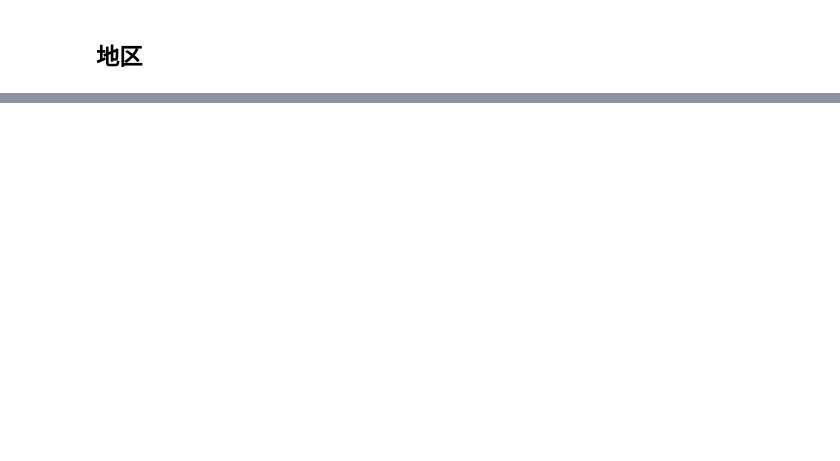
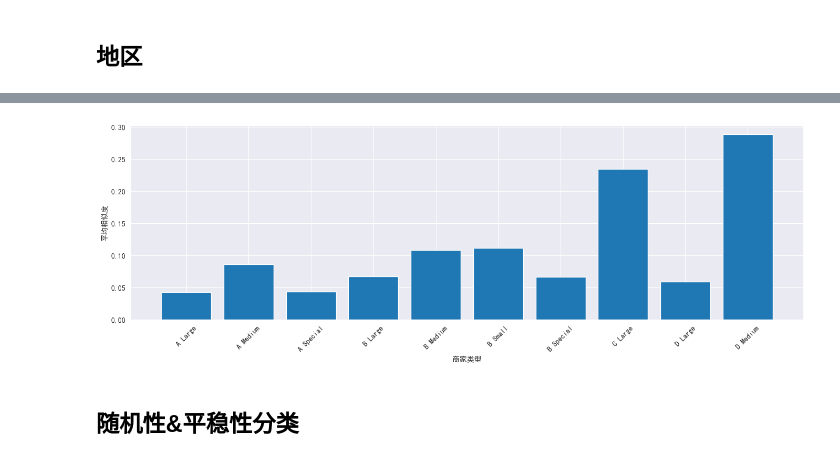
Before and after one commit to XDzzzzzZyq/MathorCup-2023-B, a Jupyter notebook: Ques0_corr.ipynb, the cells around one changed output, grey strips where cells are left out. Drawn from its saved outputs; the diff is of its cells as text; code cells hidden in the pictures; blank space fills up the shorter version.

```diff
--- a/Ques0_corr.ipynb
+++ b/Ques0_corr.ipynb
@@ -148,11 +179,0 @@ grouped_index = [index_labels[i:i + count] for i in range(0, categ*count, count)
-# %%
-name = []
-random_corr = []
-
-grouped_dfs = (product.loc[group] for group in grouped_index)
-
-for i, df in enumerate(grouped_dfs):
-    name += [i]
-    df = df.groupby(["product_no","date"]).mean().unstack(level=0).fillna(0)
-
-    random_corr += [df.corr().values.mean()]
@@ -170,0 +182,5 @@ plt.show()
+# %%
+product_seller = data.set_index("product_no")[["seller_no","date","qty"]]
+product_seller["seller t"] = seller_type.loc[product_seller["seller_no"]]["mixed type"].values
+product_seller.head()
+#seller_type.loc[product_seller["seller_no"]]["mixed type"]
@@ -170,0 +195,30 @@ plt.show()
+# %%
+count = 50
+
+name = []
+seller_corr = []
+
+for idx, df in product_seller.groupby("seller t"):
+
+    qtys = df.groupby(["product_no","date"]).mean()
+    qtys = qtys.unstack(level=0).fillna(0)
+
+    clist = qtys.columns.tolist()
+    rand_colm = random.sample(clist, min(count, len(clist)))
+
+    name += [idx]
+    seller_corr += [aver_corr(qtys[rand_colm].corr())]
+# %%
+plt.bar(name, seller_corr)
+
+plt.xticks(rotation=45)
+
+plt.ylabel('平均相似度')
+plt.xlabel('商家类型')
+
+plt.subplots_adjust(left=0, right=2)
+plt.show()
+# %% [output]
+[figure, added]
+# %% [markdown]
+## 随机性&平稳性分类
```
Also changed, not shown: parts of 23 cells of this notebook, 1 other file.
